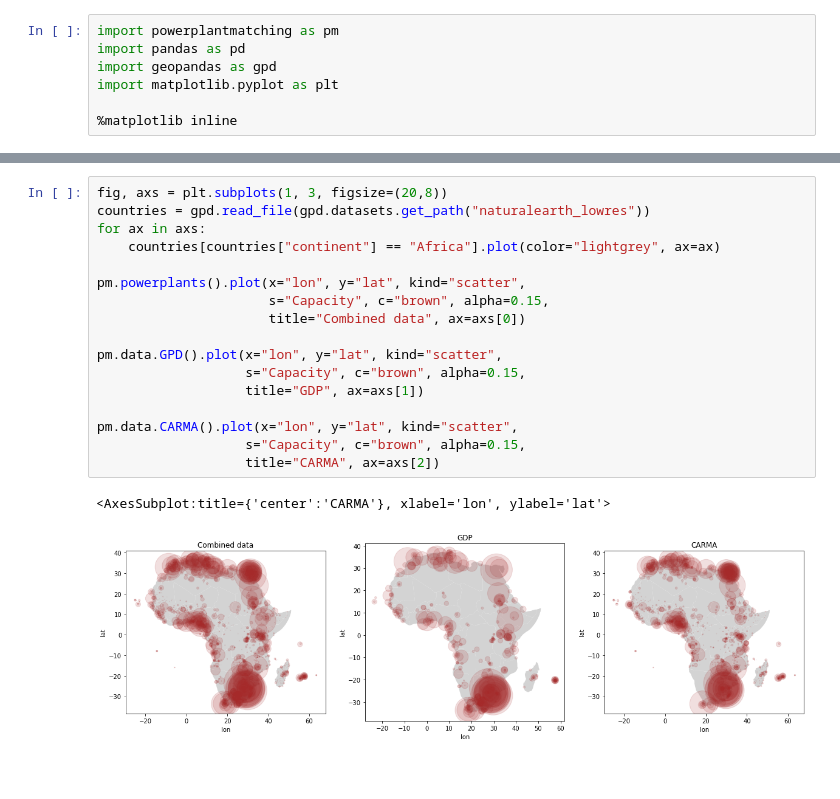
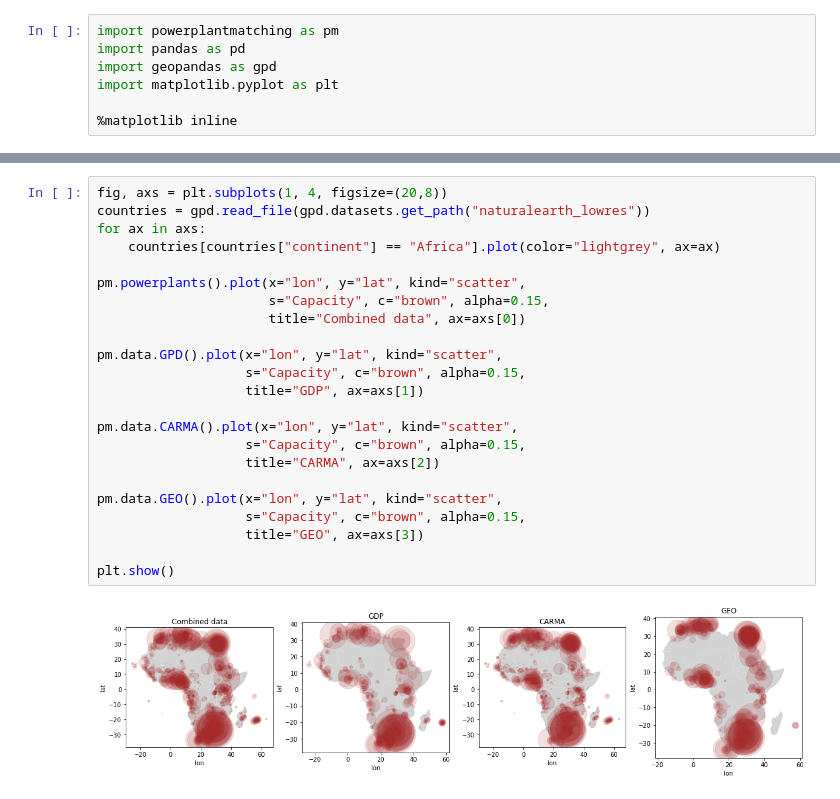
Before and after one commit to sharijide/pypsa-africa, a Jupyter notebook: data_exploration/WP2 - Conventional generators/generators.ipynb, the cells around one changed output, grey strips where cells are left out. Drawn from its saved outputs; the diff is of its cells as text; blank space fills up the shorter version.

```diff
--- a/data_exploration/WP2 - Conventional generators/generators.ipynb
+++ b/data_exploration/WP2 - Conventional generators/generators.ipynb
@@ -43,21 +49,26 @@ array(['AO', 'TN', 'SD', 'SN', 'SL', 'SZ', 'TG', 'NE', 'MU', 'MW', 'RW',
       dtype=object)
 # %%
-fig, axs = plt.subplots(1, 3, figsize=(20,8))
+fig, axs = plt.subplots(1, 4, figsize=(20,8))
 countries = gpd.read_file(gpd.datasets.get_path("naturalearth_lowres"))
 for ax in axs:
     countries[countries["continent"] == "Africa"].plot(color="lightgrey", ax=ax)
 
 pm.powerplants().plot(x="lon", y="lat", kind="scatter",
                       s="Capacity", c="brown", alpha=0.15,
                       title="Combined data", ax=axs[0])
 
 pm.data.GPD().plot(x="lon", y="lat", kind="scatter",
                    s="Capacity", c="brown", alpha=0.15,
                    title="GDP", ax=axs[1])
 
 pm.data.CARMA().plot(x="lon", y="lat", kind="scatter",
                    s="Capacity", c="brown", alpha=0.15,
                    title="CARMA", ax=axs[2])
+
+pm.data.GEO().plot(x="lon", y="lat", kind="scatter",
+                   s="Capacity", c="brown", alpha=0.15,
+                   title="GEO", ax=axs[3])
+
+plt.show()
 # %% [output]
-<AxesSubplot:title={'center':'CARMA'}, xlabel='lon', ylabel='lat'>
-[figure, old version]
+[figure, new version]
```
Also changed, not shown: parts of 2 cells of this notebook.
